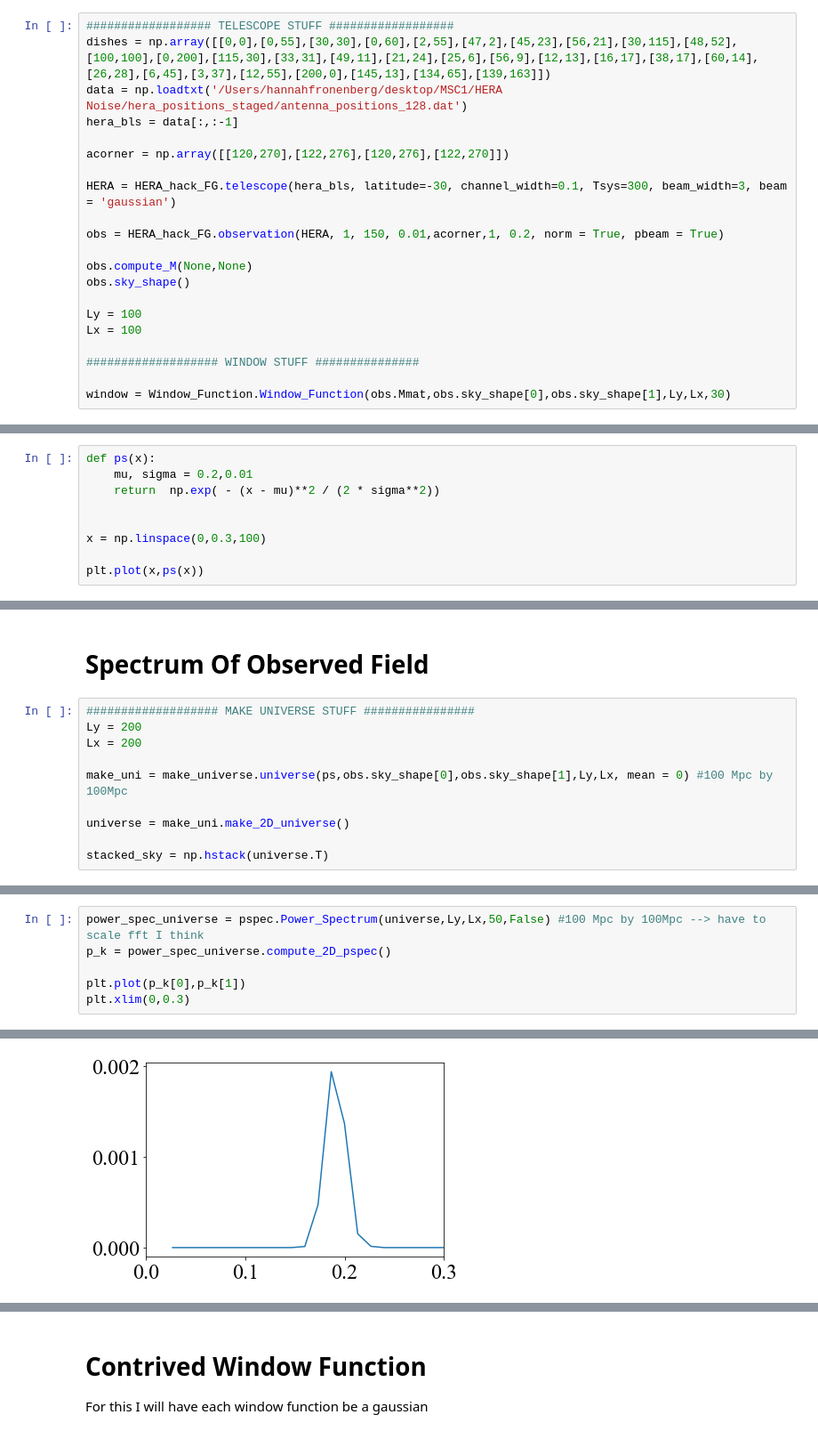
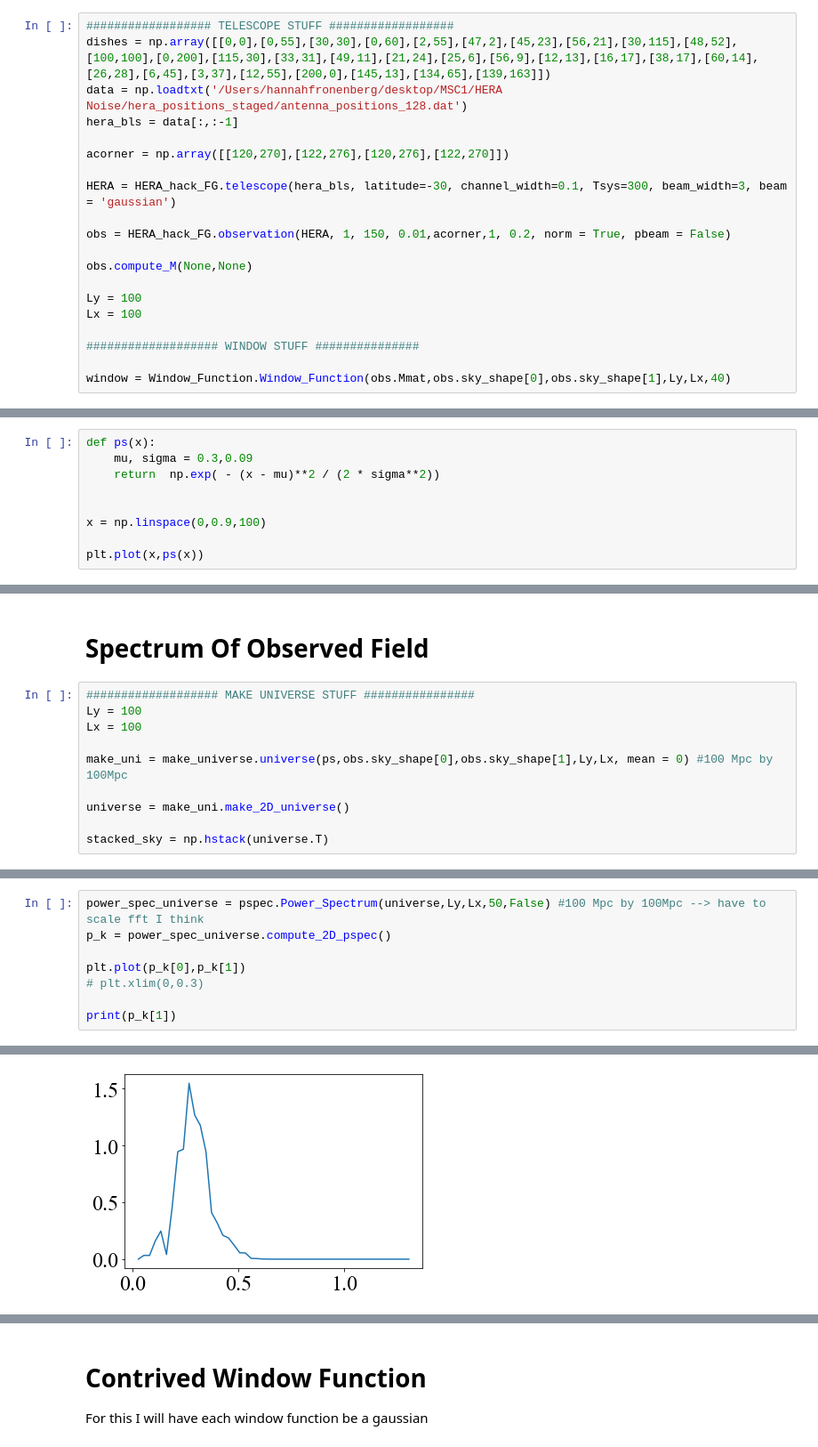
Before and after one commit to hannahfro/Hannah-Msc, a Jupyter notebook: HERA Hack/Testing Window Function.ipynb, the cells around one changed output, grey strips where cells are left out. Shown at 89% size. Cells and saved outputs as stored; diff of their text form.

Commit message:
Window function debugging
made a folder for debugging the window function + general package updates

```diff
--- a/HERA Hack/Testing Window Function.ipynb
+++ b/HERA Hack/Testing Window Function.ipynb
@@ -29,15 +32,14 @@ acorner = np.array([[120,270],[122,276],[120,276],[122,270]])
 
 HERA = HERA_hack_FG.telescope(hera_bls, latitude=-30, channel_width=0.1, Tsys=300, beam_width=3, beam = 'gaussian')
 
-obs = HERA_hack_FG.observation(HERA, 1, 150, 0.01,acorner,1, 0.2, norm = True, pbeam = True)
+obs = HERA_hack_FG.observation(HERA, 1, 150, 0.01,acorner,1, 0.2, norm = True, pbeam = False)
 
 obs.compute_M(None,None)
-obs.sky_shape()
 
 Ly = 100
 Lx = 100
 
 ################### WINDOW STUFF ###############
 
-window = Window_Function.Window_Function(obs.Mmat,obs.sky_shape[0],obs.sky_shape[1],Ly,Lx,30)
+window = Window_Function.Window_Function(obs.Mmat,obs.sky_shape[0],obs.sky_shape[1],Ly,Lx,40)
 # %%
@@ -58,11 +63,11 @@ array([[2.04203522, 4.71238898],
 # Define a theory spectrum
 # %%
 def ps(x):
-    mu, sigma = 0.2,0.01
+    mu, sigma = 0.3,0.09
     return  np.exp( - (x - mu)**2 / (2 * sigma**2))
 
 
-x = np.linspace(0,0.3,100)
+x = np.linspace(0,0.9,100)
 
 plt.plot(x,ps(x))
 # %% [output]
@@ -74,8 +83,8 @@ plt.plot(x,ps(x))
 # Spectrum Of Observed Field
 # %%
 ################### MAKE UNIVERSE STUFF ################
-Ly = 200
-Lx = 200
+Ly = 100
+Lx = 100
 
 make_uni = make_universe.universe(ps,obs.sky_shape[0],obs.sky_shape[1],Ly,Lx, mean = 0) #100 Mpc by 100Mpc
 
@@ -95,5 +104,7 @@ power_spec_universe = pspec.Power_Spectrum(universe,Ly,Lx,50,False) #100 Mpc by
 p_k = power_spec_universe.compute_2D_pspec()
 
 plt.plot(p_k[0],p_k[1])
-plt.xlim(0,0.3)
+# plt.xlim(0,0.3)
+
+print(p_k[1])
 # %% [output]
@@ -114,2 +128,2 @@ plt.xlim(0,0.3)
-[figure, old version]
+[figure, new version]
 # %%
```
Also changed, not shown: parts of 31 cells of this notebook, 22 other files.
